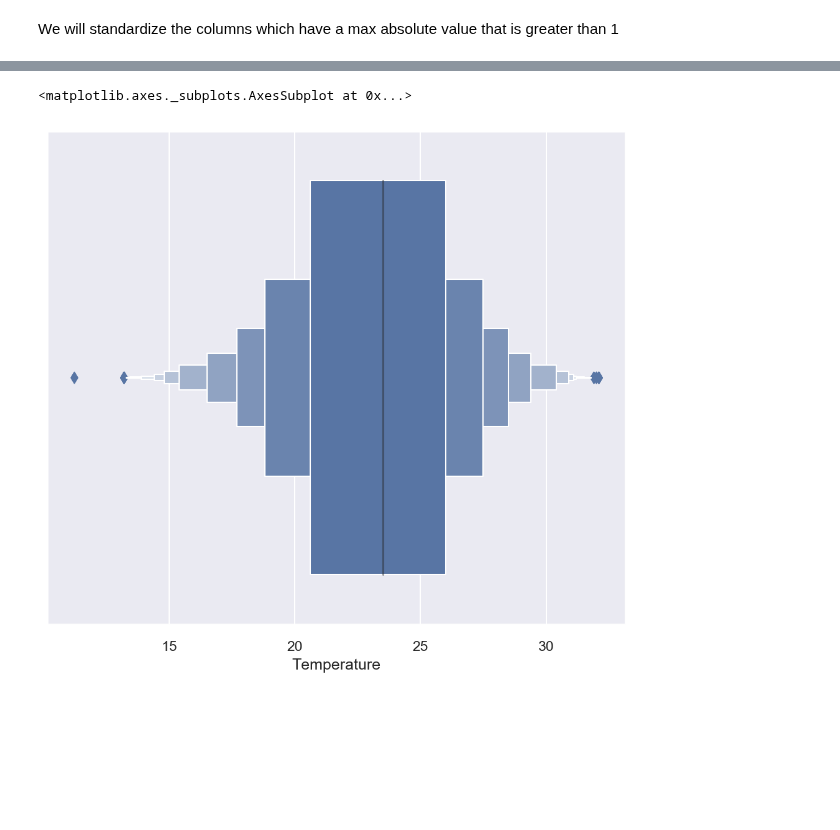
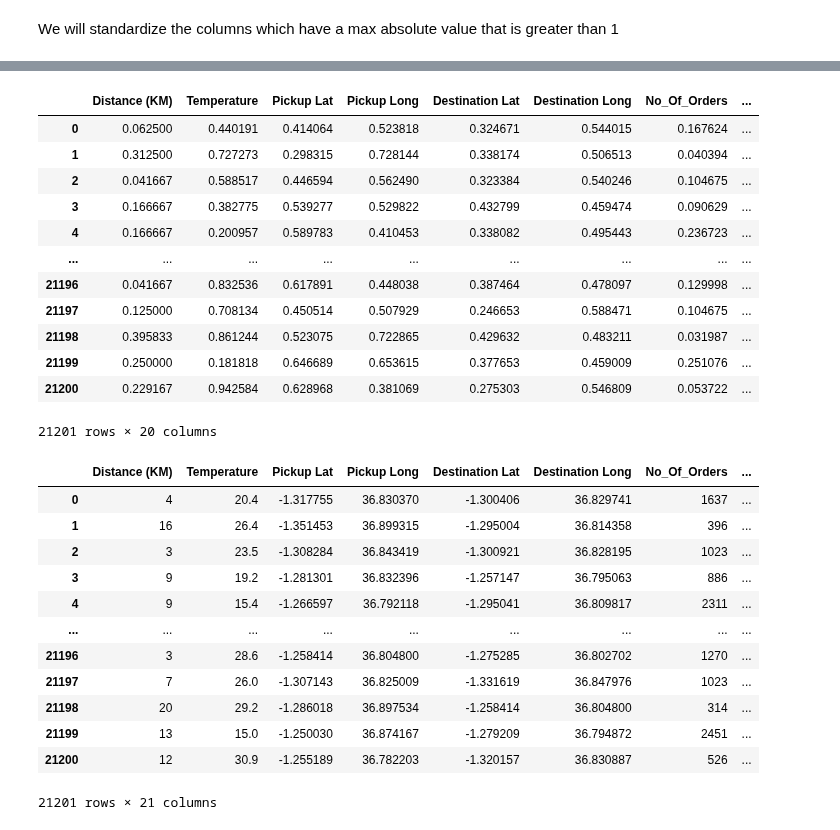
Before and after one commit to Mangalis0/Zindi-Regression-Hackathon, a Jupyter notebook: sam_regression.ipynb, the cells around one changed output, grey strips where cells are left out. Saved outputs shown, nothing was run; the diff lists cells and outputs as text; code cells hidden in the pictures; blank space fills up the shorter version.

```diff
--- a/sam_regression.ipynb
+++ b/sam_regression.ipynb
@@ -590,5 +711,0 @@ sns.boxplot(X1['Temperature'])
-# %%
-sns.boxenplot(X1['Temperature'])
-# %% [output]
-<matplotlib.axes._subplots.AxesSubplot at 0x...>
-[figure, removed]
@@ -594,0 +718,21 @@ sns.boxenplot(X1['Temperature'])
+# %%
+from sklearn.preprocessing import MinMaxScaler
+scaler = MinMaxScaler()
+X_scaled = scaler.fit_transform(data.iloc[:,:-1])
+X_normalize = pd.DataFrame(X_scaled, columns=data.iloc[:,:-1].columns)
+# %%
+X_normalize
+# %% [output]
+|  | Distance (KM) | Temperature | Pickup Lat | Pickup Long | Destination Lat | Destination Long | No_Of_Orders | ... |
+| 0 | 0.062500 | 0.440191 | 0.414064 | 0.523818 | 0.324671 | 0.544015 | 0.167624 | ... |
+| 1 | 0.312500 | 0.727273 | 0.298315 | 0.728144 | 0.338174 | 0.506513 | 0.040394 | ... |
+| 2 | 0.041667 | 0.588517 | 0.446594 | 0.562490 | 0.323384 | 0.540246 | 0.104675 | ... |
+| 3 | 0.166667 | 0.382775 | 0.539277 | 0.529822 | 0.432799 | 0.459474 | 0.090629 | ... |
+| 4 | 0.166667 | 0.200957 | 0.589783 | 0.410453 | 0.338082 | 0.495443 | 0.236723 | ... |
+| ... | ... | ... | ... | ... | ... | ... | ... | ... |
+| 21196 | 0.041667 | 0.832536 | 0.617891 | 0.448038 | 0.387464 | 0.478097 | 0.129998 | ... |
+| 21197 | 0.125000 | 0.708134 | 0.450514 | 0.507929 | 0.246653 | 0.588471 | 0.104675 | ... |
+| 21198 | 0.395833 | 0.861244 | 0.523075 | 0.722865 | 0.429632 | 0.483211 | 0.031987 | ... |
+| 21199 | 0.250000 | 0.181818 | 0.646689 | 0.653615 | 0.377653 | 0.459009 | 0.251076 | ... |
+| 21200 | 0.229167 | 0.942584 | 0.628968 | 0.381069 | 0.275303 | 0.546809 | 0.053722 | ... |
+21201 rows × 20 columns
@@ -594,0 +777,16 @@ sns.boxenplot(X1['Temperature'])
+# %%
+data
+# %% [output]
+|  | Distance (KM) | Temperature | Pickup Lat | Pickup Long | Destination Lat | Destination Long | No_Of_Orders | ... |
+| 0 | 4 | 20.4 | -1.317755 | 36.830370 | -1.300406 | 36.829741 | 1637 | ... |
+| 1 | 16 | 26.4 | -1.351453 | 36.899315 | -1.295004 | 36.814358 | 396 | ... |
+| 2 | 3 | 23.5 | -1.308284 | 36.843419 | -1.300921 | 36.828195 | 1023 | ... |
+| 3 | 9 | 19.2 | -1.281301 | 36.832396 | -1.257147 | 36.795063 | 886 | ... |
+| 4 | 9 | 15.4 | -1.266597 | 36.792118 | -1.295041 | 36.809817 | 2311 | ... |
+| ... | ... | ... | ... | ... | ... | ... | ... | ... |
+| 21196 | 3 | 28.6 | -1.258414 | 36.804800 | -1.275285 | 36.802702 | 1270 | ... |
+| 21197 | 7 | 26.0 | -1.307143 | 36.825009 | -1.331619 | 36.847976 | 1023 | ... |
+| 21198 | 20 | 29.2 | -1.286018 | 36.897534 | -1.258414 | 36.804800 | 314 | ... |
+| 21199 | 13 | 15.0 | -1.250030 | 36.874167 | -1.279209 | 36.794872 | 2451 | ... |
+| 21200 | 12 | 30.9 | -1.255189 | 36.782203 | -1.320157 | 36.830887 | 526 | ... |
+21201 rows × 21 columns
```
Also changed, not shown: parts of 52 cells of this notebook.
